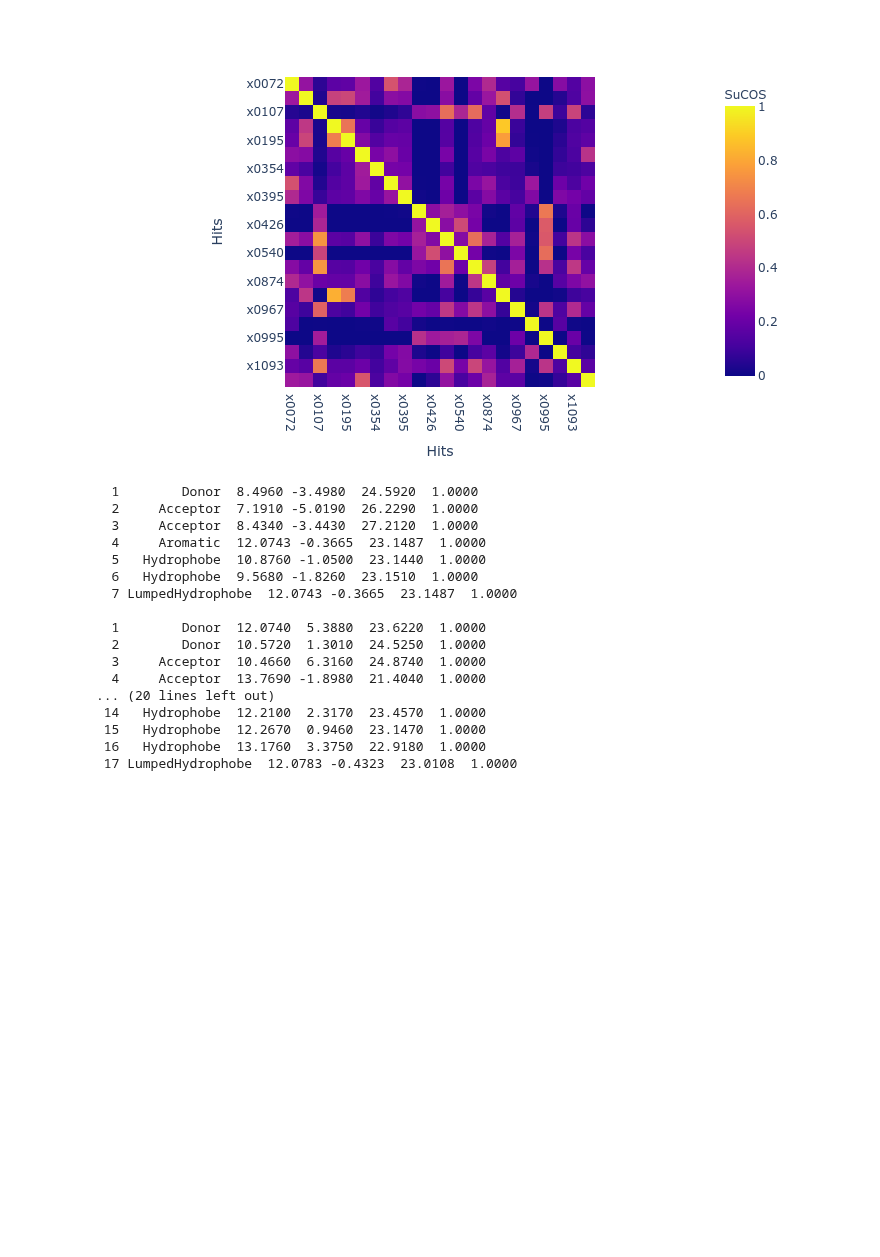
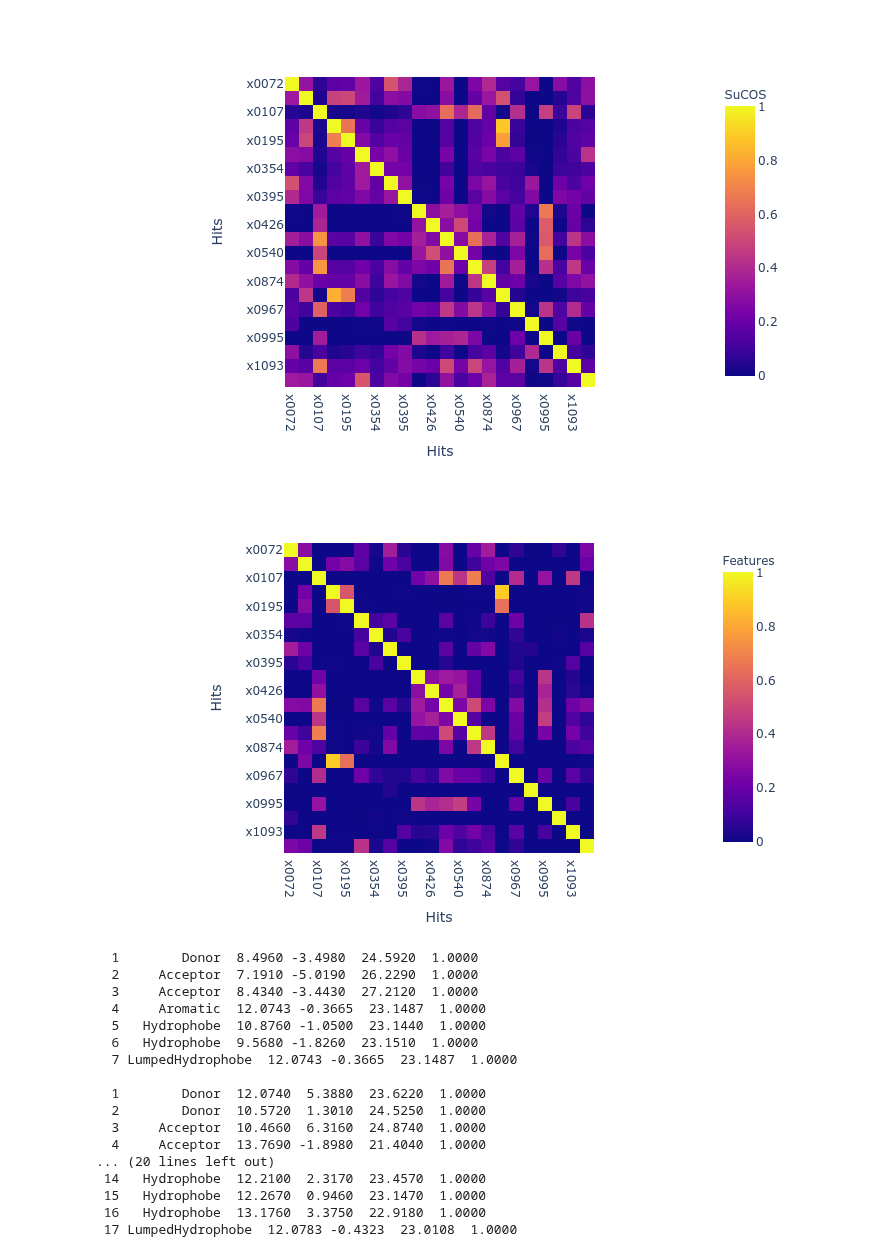
Before and after one commit to tdudgeon/jupyter_mpro, a Jupyter notebook: SuCOSStein.ipynb, the cells around one changed output. Cells and saved outputs as stored; diff of their text form; code cells hidden in the pictures; blank space fills up the shorter version.

```diff
--- a/SuCOSStein.ipynb
+++ b/SuCOSStein.ipynb
@@ -174,19 +174,24 @@ Scores for  21  =  (0.3390410040844976, 0.2508975421495777, 0.4271844660194175)
 # let's compare the overlaps
 i = 0
 names = []
-data = {}
+sucos_data = {}
+feat_data = {}
 for mol1 in hits:
     j = 0
     name = mol1.GetProp('_Name')[5:-2]
     names.append(name)
-    scores = []
+    sucos_scores = []
+    feat_scores = []
     for mol2 in hits:
-        score = get_SucosScore(mol1, mol2)
-        scores.append(score[0])
+        scores = get_SucosScore(mol1, mol2)
+        sucos_scores.append(scores[0])
+        feat_scores.append(scores[1])
         j += 1
     i += 1
-    data[name] = scores
-df = pd.DataFrame(data)
-df.shape
+    sucos_data[name] = sucos_scores
+    feat_data[name] = feat_scores
+df_sucos = pd.DataFrame(sucos_data)
+df_feats = pd.DataFrame(feat_data)
+df_sucos.shape
 # %% [output]
 (22, 22)
@@ -207,6 +216,12 @@ fig.show()
 # As expexcted some hits overlap to a differing degree
 # %% [output]
 [figure]
+# %%
+# Now just the features
+fig = px.imshow(df_feats, labels=dict(x="Hits", y="Hits", color="Features"), x=names, y=names)
+fig.show()
+# %% [output]
+[figure, added]
 # %%
 # combining 2 feature maps (no merge)
 feat0 = getFeatureMap(hits[0])
```
Also changed, not shown: parts of 20 cells of this notebook, 25 other files.
